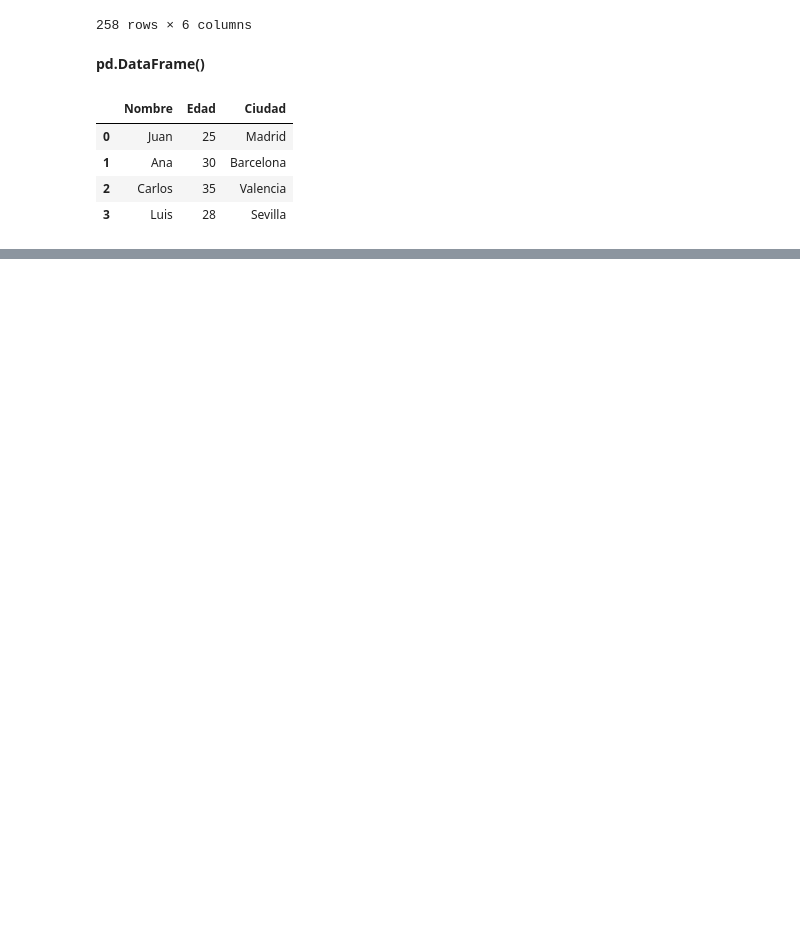
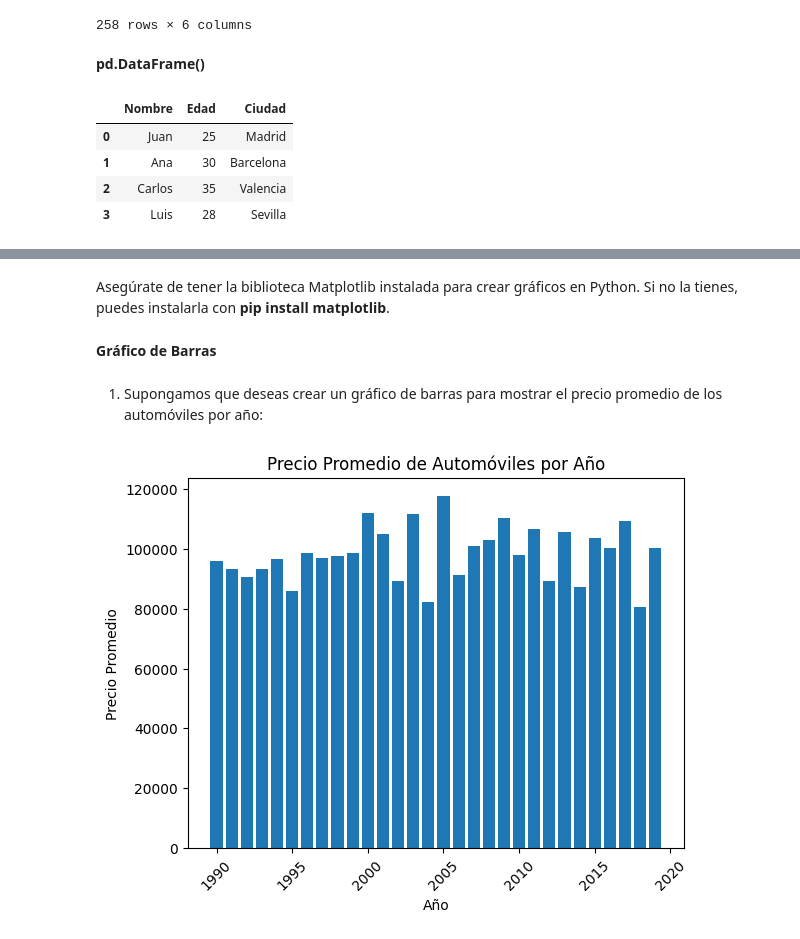
Before and after one commit to JoseAlRic/Python_Pandas, a Jupyter notebook: Python_Pandas.ipynb, the cells around one changed output, grey strips where cells are left out. Drawn from its saved outputs; the diff is of its cells as text; code cells hidden in the pictures; blank space fills up the shorter version.

```diff
--- a/Python_Pandas.ipynb
+++ b/Python_Pandas.ipynb
@@ -1047,0 +1476,4 @@ df
+# %%
+# Rellenar los valores faltantes en la columna 'kilometraje' con ceros
+dataset['Kilometraje'].fillna(0, inplace=True)
+dataset
@@ -1047,0 +1578,3 @@ df
+# %%
+dataset['Precio por km'] = dataset['Valor'] / dataset['Kilometraje']
+dataset
@@ -1047,0 +1603,3 @@ df
+# %%
+# Reemplazar infinitos por 0 en la columna 'Precio por km'
+dataset['Precio por km'] = dataset['Precio por km'].replace([float('inf'), float('-inf')], 0)
@@ -1047,0 +1723,8 @@ df
+# %%
+for index, row in dataset.iterrows():
+  if (2020 - row.Año != 0):
+    dataset.loc[index, 'km_media'] = row.Kilometraje / (2020 - row.Año)
+  else:
+    dataset.loc[index, 'km_media'] = 0
+
+dataset
@@ -1047,0 +1776,25 @@ df
+# %% [markdown]
+Asegúrate de tener la biblioteca Matplotlib instalada para crear gráficos en Python. Si no la tienes, puedes instalarla con **pip install matplotlib**.
+# %% [markdown]
+**Gráfico de Barras**
+# %% [markdown]
+1. Supongamos que deseas crear un gráfico de barras para mostrar el precio promedio de los automóviles por año:
+# %%
+import matplotlib.pyplot as plt
+
+# Agrupar y calcular el precio promedio por año
+precio_promedio_por_año = dataset.groupby('Año')['Valor'].mean()
+
+# Crear un gráfico de barras
+plt.bar(precio_promedio_por_año.index, precio_promedio_por_año.values)
+
+# Personalizar el gráfico
+plt.title('Precio Promedio de Automóviles por Año')
+plt.xlabel('Año')
+plt.ylabel('Precio Promedio')
+plt.xticks(rotation=45)
+
+# Mostrar el gráfico
+plt.show()
+# %% [output]
+[figure, added]
```
Also changed, not shown: parts of 158 cells of this notebook.
